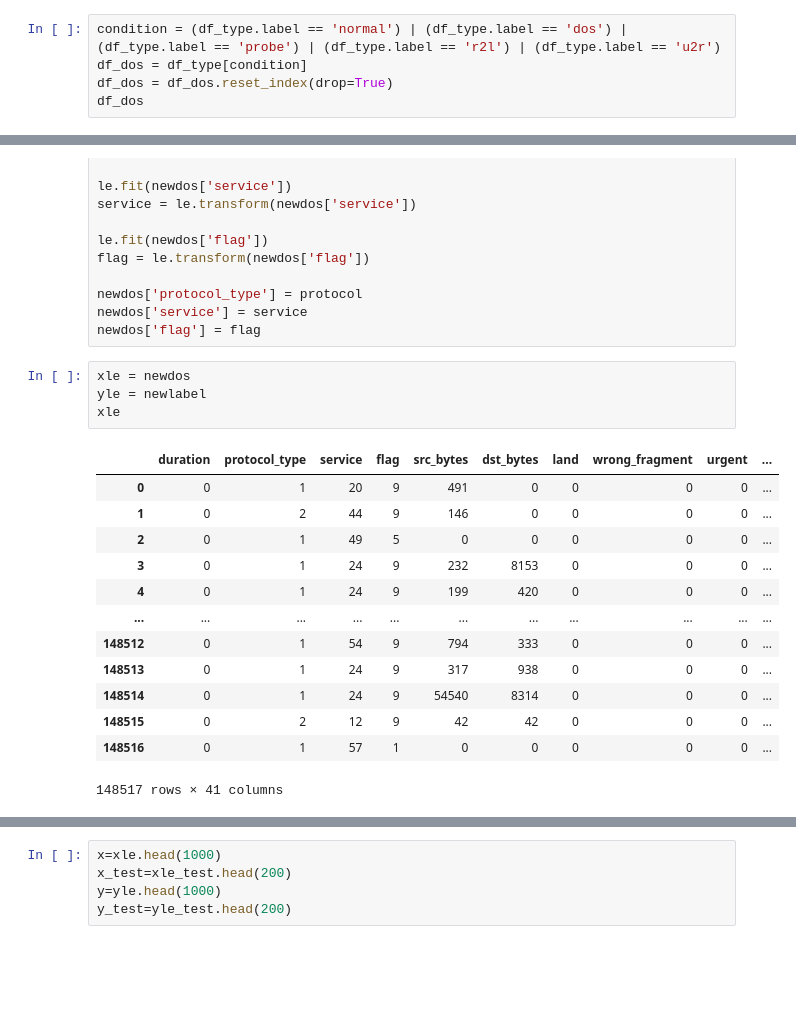
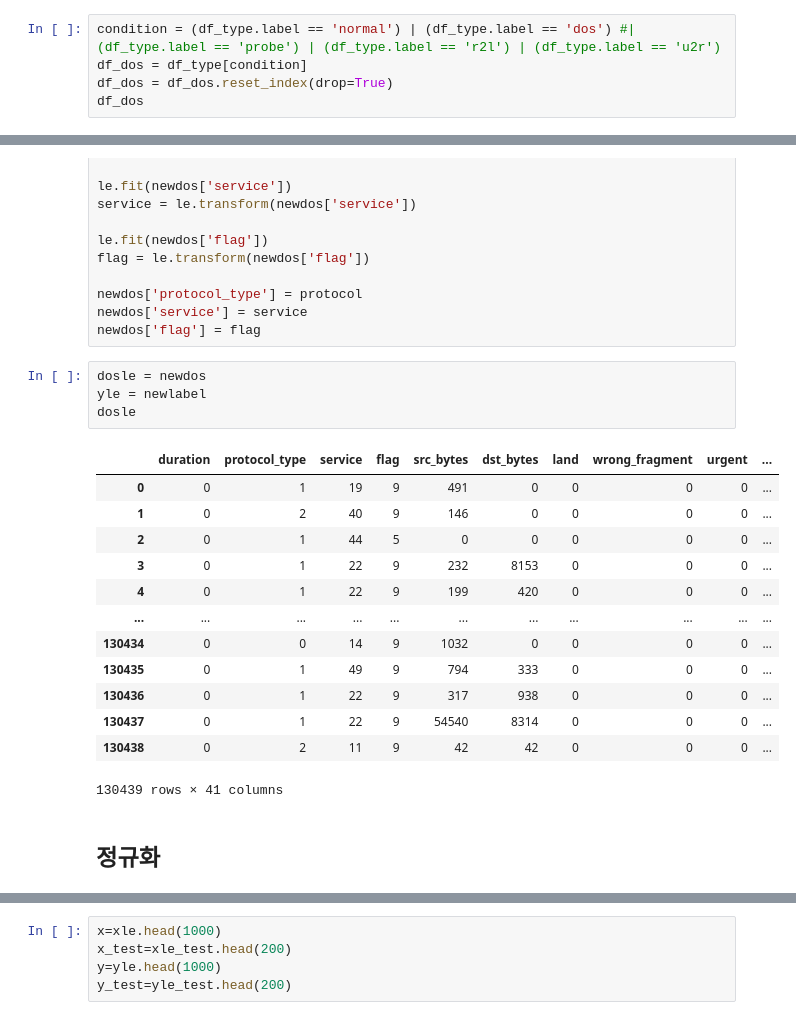
Before and after one commit to bomul0417/study, a Jupyter notebook: NIDS_Project/KDD(Dos)_Preprocessing.ipynb, the cells around one changed output, grey strips where cells are left out. Cells and saved outputs as stored; diff of their text form; blank space fills up the shorter version.

```diff
--- a/NIDS_Project/KDD(Dos)_Preprocessing.ipynb
+++ b/NIDS_Project/KDD(Dos)_Preprocessing.ipynb
@@ -113,7 +113,7 @@ dtype: int64
 # %% [markdown]
 'Dos', 'Normal' 값만 추출
 # %%
-condition = (df_type.label == 'normal') | (df_type.label == 'dos') | (df_type.label == 'probe') | (df_type.label == 'r2l') | (df_type.label == 'u2r')
+condition = (df_type.label == 'normal') | (df_type.label == 'dos') #| (df_type.label == 'probe') | (df_type.label == 'r2l') | (df_type.label == 'u2r')
 df_dos = df_type[condition]
 df_dos = df_dos.reset_index(drop=True)
 df_dos
@@ -221,20 +218,22 @@ newdos['protocol_type'] = protocol
 newdos['service'] = service
 newdos['flag'] = flag
 # %%
-xle = newdos
+dosle = newdos
 yle = newlabel
-xle
+dosle
 # %% [output]
 |  | duration | protocol_type | service | flag | src_bytes | dst_bytes | land | wrong_fragment | urgent | ... |
-| 0 | 0 | 1 | 20 | 9 | 491 | 0 | 0 | 0 | 0 | ... |
-| 1 | 0 | 2 | 44 | 9 | 146 | 0 | 0 | 0 | 0 | ... |
-| 2 | 0 | 1 | 49 | 5 | 0 | 0 | 0 | 0 | 0 | ... |
-| 3 | 0 | 1 | 24 | 9 | 232 | 8153 | 0 | 0 | 0 | ... |
-| 4 | 0 | 1 | 24 | 9 | 199 | 420 | 0 | 0 | 0 | ... |
+| 0 | 0 | 1 | 19 | 9 | 491 | 0 | 0 | 0 | 0 | ... |
+| 1 | 0 | 2 | 40 | 9 | 146 | 0 | 0 | 0 | 0 | ... |
+| 2 | 0 | 1 | 44 | 5 | 0 | 0 | 0 | 0 | 0 | ... |
+| 3 | 0 | 1 | 22 | 9 | 232 | 8153 | 0 | 0 | 0 | ... |
+| 4 | 0 | 1 | 22 | 9 | 199 | 420 | 0 | 0 | 0 | ... |
 | ... | ... | ... | ... | ... | ... | ... | ... | ... | ... | ... |
-| 148512 | 0 | 1 | 54 | 9 | 794 | 333 | 0 | 0 | 0 | ... |
-| 148513 | 0 | 1 | 24 | 9 | 317 | 938 | 0 | 0 | 0 | ... |
-| 148514 | 0 | 1 | 24 | 9 | 54540 | 8314 | 0 | 0 | 0 | ... |
-| 148515 | 0 | 2 | 12 | 9 | 42 | 42 | 0 | 0 | 0 | ... |
-| 148516 | 0 | 1 | 57 | 1 | 0 | 0 | 0 | 0 | 0 | ... |
+| 130434 | 0 | 0 | 14 | 9 | 1032 | 0 | 0 | 0 | 0 | ... |
+| 130435 | 0 | 1 | 49 | 9 | 794 | 333 | 0 | 0 | 0 | ... |
+| 130436 | 0 | 1 | 22 | 9 | 317 | 938 | 0 | 0 | 0 | ... |
+| 130437 | 0 | 1 | 22 | 9 | 54540 | 8314 | 0 | 0 | 0 | ... |
+| 130438 | 0 | 2 | 11 | 9 | 42 | 42 | 0 | 0 | 0 | ... |
-148517 rows × 41 columns
+130439 rows × 41 columns
+# %% [markdown]
+## 정규화
```
Also changed, not shown: parts of 24 cells of this notebook.
